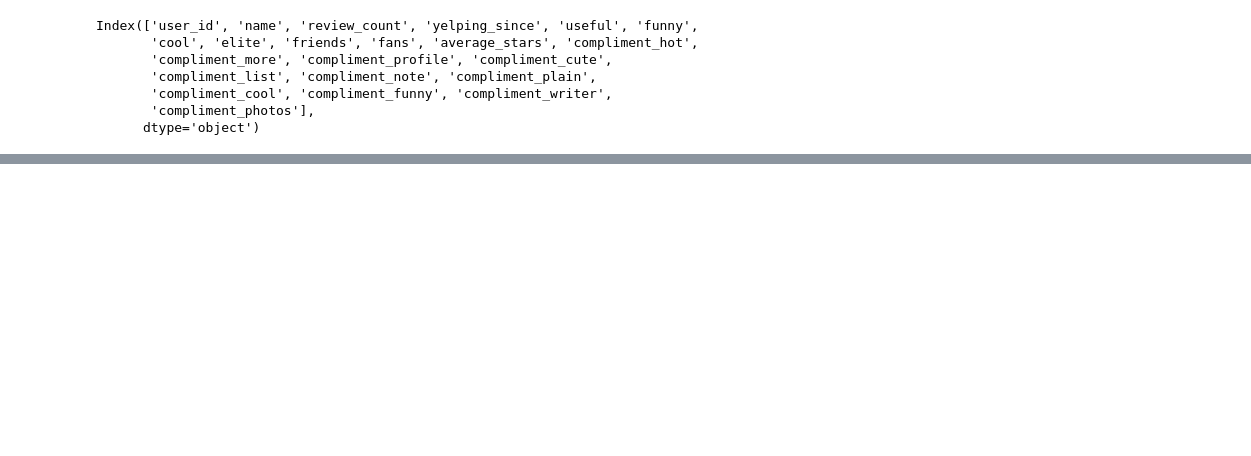
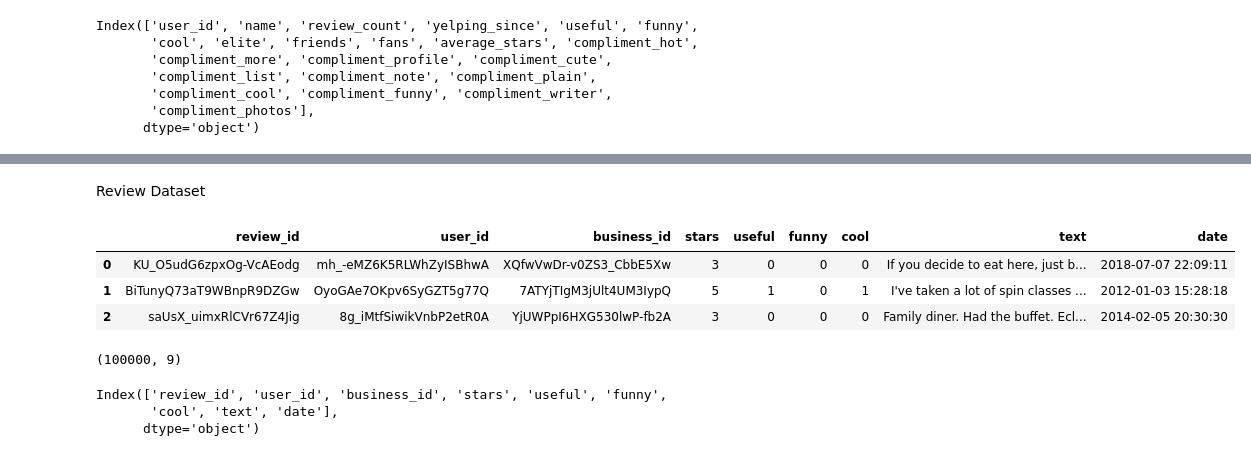
Before and after one commit to egaverilla-thestudent/Restaurant-Recommendation-System-Redux, a Jupyter notebook: notebooks/01_data_exploration.ipynb, the cells around one changed output, grey strips where cells are left out. Cells and saved outputs as stored; diff of their text form; code cells hidden in the pictures; blank space fills up the shorter version.

```diff
--- a/notebooks/01_data_exploration.ipynb
+++ b/notebooks/01_data_exploration.ipynb
@@ -107,0 +156,21 @@ Index(['user_id', 'name', 'review_count', 'yelping_since', 'useful', 'funny',
+# %% [markdown]
+Review Dataset
+# %%
+review = pd.read_json("/Users/edgardomosesezekielaverilla/Restaurant-Recommendation-System-Redux/yelp_dataset/yelp_academic_dataset_review.json", lines = True, nrows = 100000)
+
+review.head(3)
+# %% [output]
+|  | review_id | user_id | business_id | stars | useful | funny | cool | text | date |
+| 0 | KU_O5udG6zpxOg-VcAEodg | mh_-eMZ6K5RLWhZyISBhwA | XQfwVwDr-v0ZS3_CbbE5Xw | 3 | 0 | 0 | 0 | If you decide to eat here, just b... | 2018-07-07 22:09:11 |
+| 1 | BiTunyQ73aT9WBnpR9DZGw | OyoGAe7OKpv6SyGZT5g77Q | 7ATYjTIgM3jUlt4UM3IypQ | 5 | 1 | 0 | 1 | I've taken a lot of spin classes ... | 2012-01-03 15:28:18 |
+| 2 | saUsX_uimxRlCVr67Z4Jig | 8g_iMtfSiwikVnbP2etR0A | YjUWPpI6HXG530lwP-fb2A | 3 | 0 | 0 | 0 | Family diner. Had the buffet. Ecl... | 2014-02-05 20:30:30 |
+# %%
+review.shape
+# %% [output]
+(100000, 9)
+# %%
+review.columns
+# %% [output]
+Index(['review_id', 'user_id', 'business_id', 'stars', 'useful', 'funny',
+       'cool', 'text', 'date'],
+      dtype='object')
```
Also changed, not shown: parts of 32 cells of this notebook.
